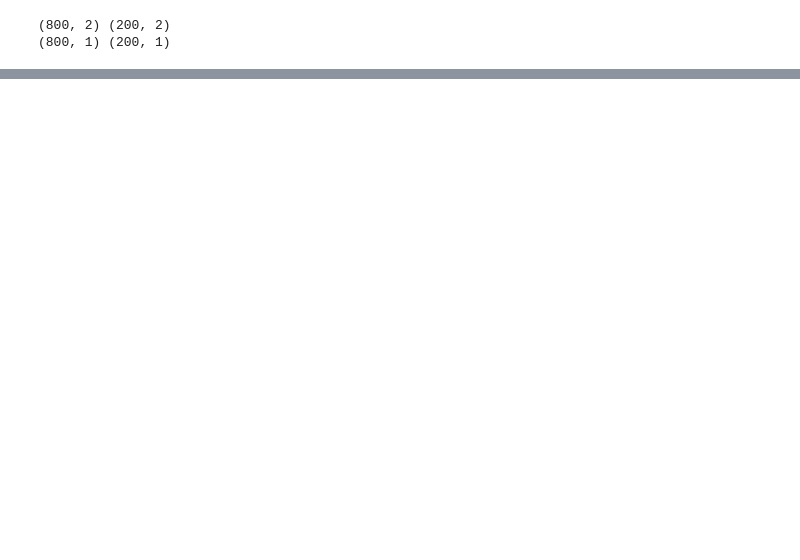
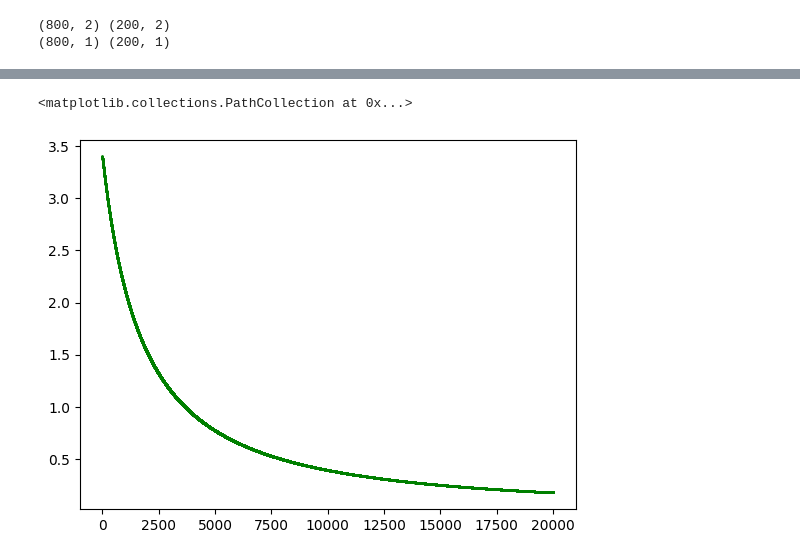
Before and after one commit to Blazkowiz47/blackbox, a Jupyter notebook: Regression/SingleNodePerceptron.ipynb, the cells around one changed output, grey strips where cells are left out. Saved outputs shown, nothing was run; the diff lists cells and outputs as text; code cells hidden in the pictures; blank space fills up the shorter version.

```diff
--- a/Regression/SingleNodePerceptron.ipynb
+++ b/Regression/SingleNodePerceptron.ipynb
@@ -112,0 +130,5 @@ plt.scatter(np.arange(iteration), dweight[:,1],c='red',s=1)
+# %%
+plt.scatter(np.arange(iteration), dbias[:,0],c='green',s=1)
+# %% [output]
+<matplotlib.collections.PathCollection at 0x...>
+[figure, added]
```
Also changed, not shown: parts of 7 cells of this notebook, 4 other files.
